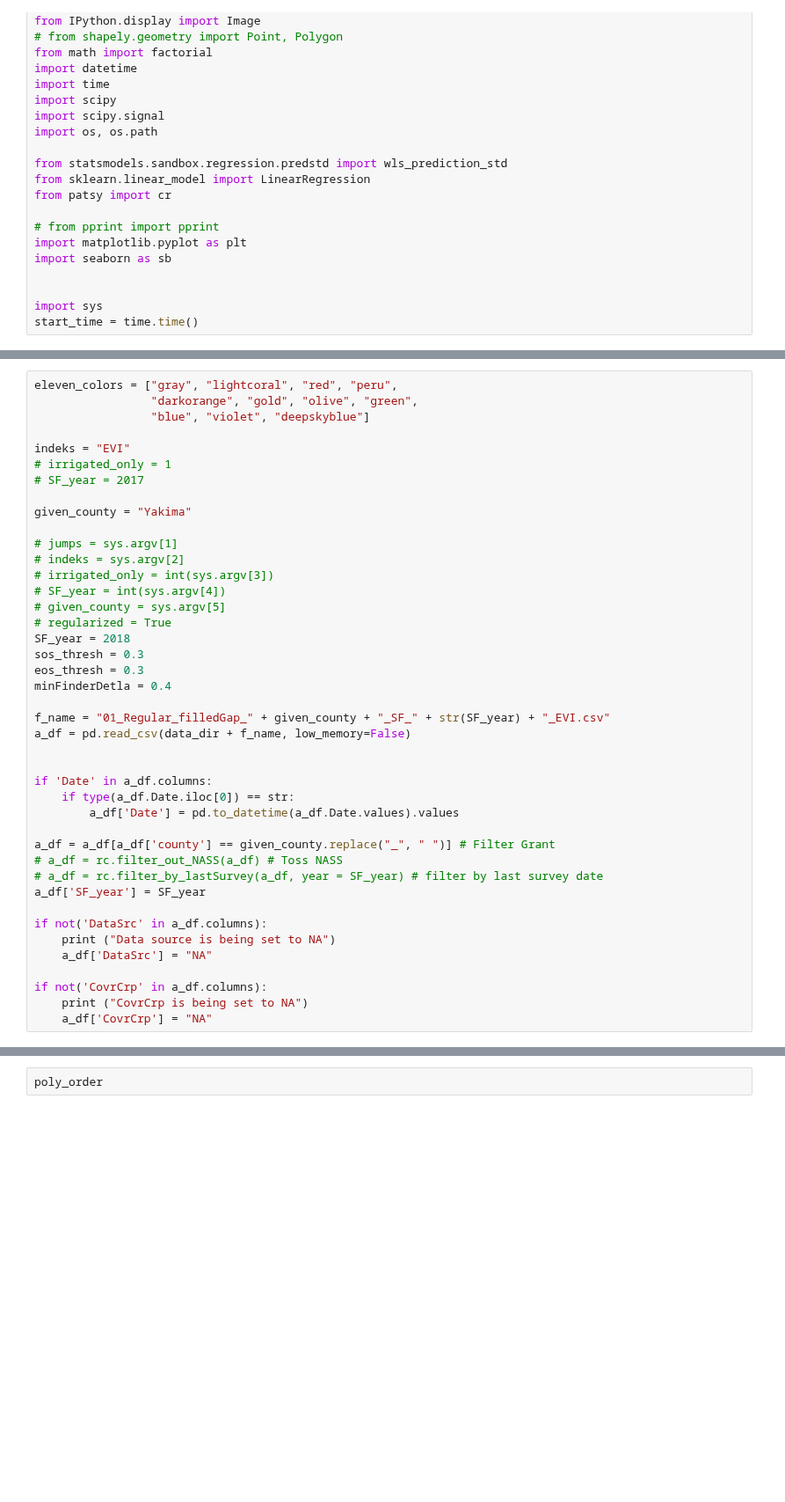
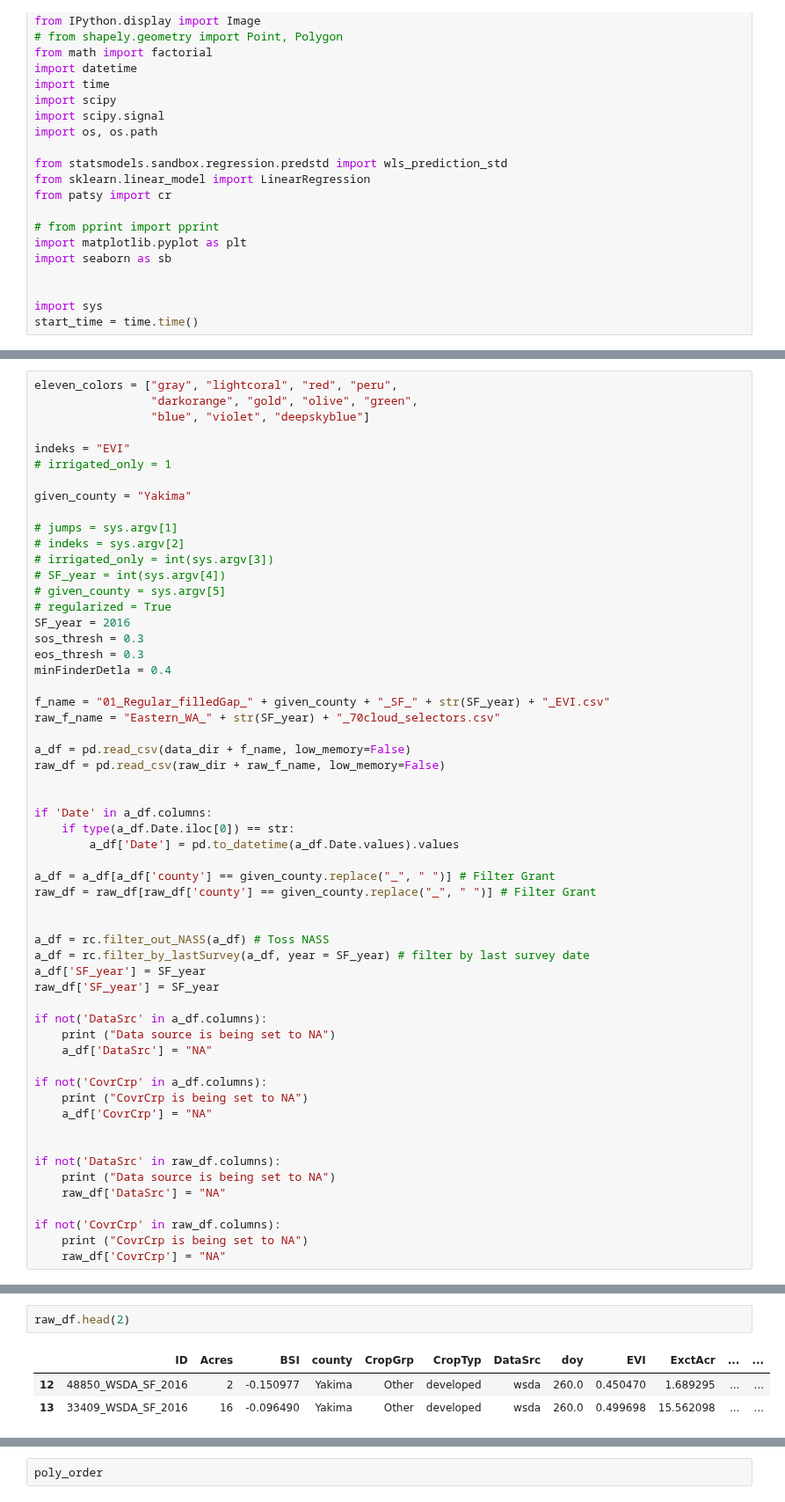
Before and after one commit to sunil21075/Ag, a Jupyter notebook: remote_sensing/python/Local_Jupyter_NoteBooks/scratches_to_experiment/fine_granularity_plot_1.ipynb, the cells around one changed output, grey strips where cells are left out. Shown at 88% size. Drawn from its saved outputs; the diff is of its cells as text; blank space fills up the shorter version.

```diff
--- a/remote_sensing/python/Local_Jupyter_NoteBooks/scratches_to_experiment/fine_granularity_plot_1.ipynb
+++ b/remote_sensing/python/Local_Jupyter_NoteBooks/scratches_to_experiment/fine_granularity_plot_1.ipynb
@@ -37,7 +38,6 @@ eleven_colors = ["gray", "lightcoral", "red", "peru",
 
 indeks = "EVI"
 # irrigated_only = 1
-# SF_year = 2017
 
 given_county = "Yakima"
 
@@ -47,13 +47,16 @@ given_county = "Yakima"
 # SF_year = int(sys.argv[4])
 # given_county = sys.argv[5]
 # regularized = True
-SF_year = 2018
+SF_year = 2016
 sos_thresh = 0.3
 eos_thresh = 0.3
 minFinderDetla = 0.4
 
 f_name = "01_Regular_filledGap_" + given_county + "_SF_" + str(SF_year) + "_EVI.csv"
+raw_f_name = "Eastern_WA_" + str(SF_year) + "_70cloud_selectors.csv"
+
 a_df = pd.read_csv(data_dir + f_name, low_memory=False)
+raw_df = pd.read_csv(raw_dir + raw_f_name, low_memory=False)
 
 
 if 'Date' in a_df.columns:
@@ -61,9 +64,13 @@ if 'Date' in a_df.columns:
         a_df['Date'] = pd.to_datetime(a_df.Date.values).values
 
 a_df = a_df[a_df['county'] == given_county.replace("_", " ")] # Filter Grant
-# a_df = rc.filter_out_NASS(a_df) # Toss NASS
-# a_df = rc.filter_by_lastSurvey(a_df, year = SF_year) # filter by last survey date
+raw_df = raw_df[raw_df['county'] == given_county.replace("_", " ")] # Filter Grant
+
+
+a_df = rc.filter_out_NASS(a_df) # Toss NASS
+a_df = rc.filter_by_lastSurvey(a_df, year = SF_year) # filter by last survey date
 a_df['SF_year'] = SF_year
+raw_df['SF_year'] = SF_year
 
 if not('DataSrc' in a_df.columns):
     print ("Data source is being set to NA")
@@ -72,5 +79,14 @@ if not('DataSrc' in a_df.columns):
 if not('CovrCrp' in a_df.columns):
     print ("CovrCrp is being set to NA")
     a_df['CovrCrp'] = "NA"
+
+
+if not('DataSrc' in raw_df.columns):
+    print ("Data source is being set to NA")
+    raw_df['DataSrc'] = "NA"
+
+if not('CovrCrp' in raw_df.columns):
+    print ("CovrCrp is being set to NA")
+    raw_df['CovrCrp'] = "NA"
 # %% [output]
 CovrCrp is being set to NA
@@ -76,0 +94,6 @@ CovrCrp is being set to NA
+# %%
+raw_df.head(2)
+# %% [output]
+|  | ID | Acres | BSI | county | CropGrp | CropTyp | DataSrc | doy | EVI | ExctAcr | ... | ... |
+| 12 | 48850_WSDA_SF_2016 | 2 | -0.150977 | Yakima | Other | developed | wsda | 260.0 | 0.450470 | 1.689295 | ... | ... |
+| 13 | 33409_WSDA_SF_2016 | 16 | -0.096490 | Yakima | Other | developed | wsda | 260.0 | 0.499698 | 15.562098 | ... | ... |
```
Also changed, not shown: parts of 16 cells of this notebook, 3 other files.
